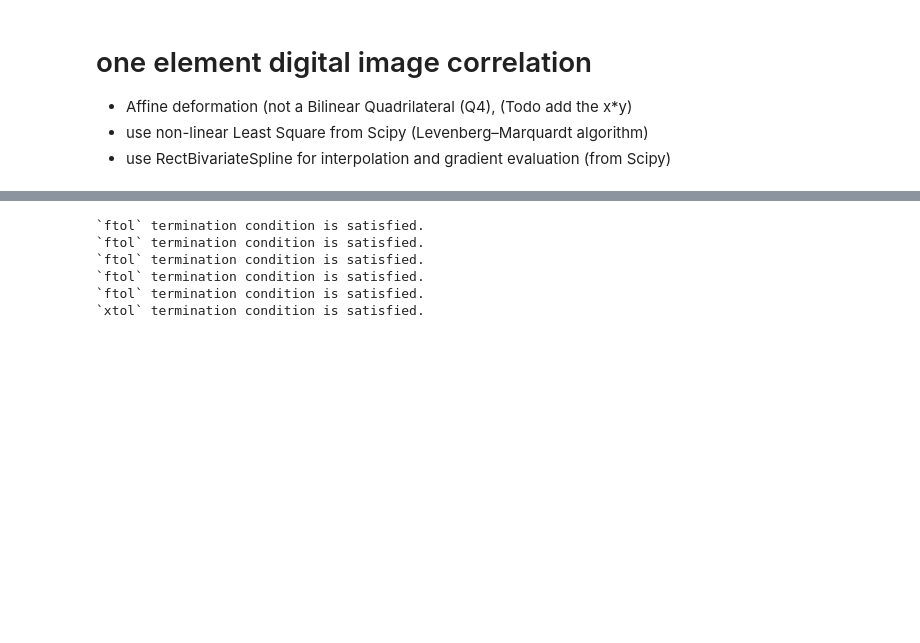
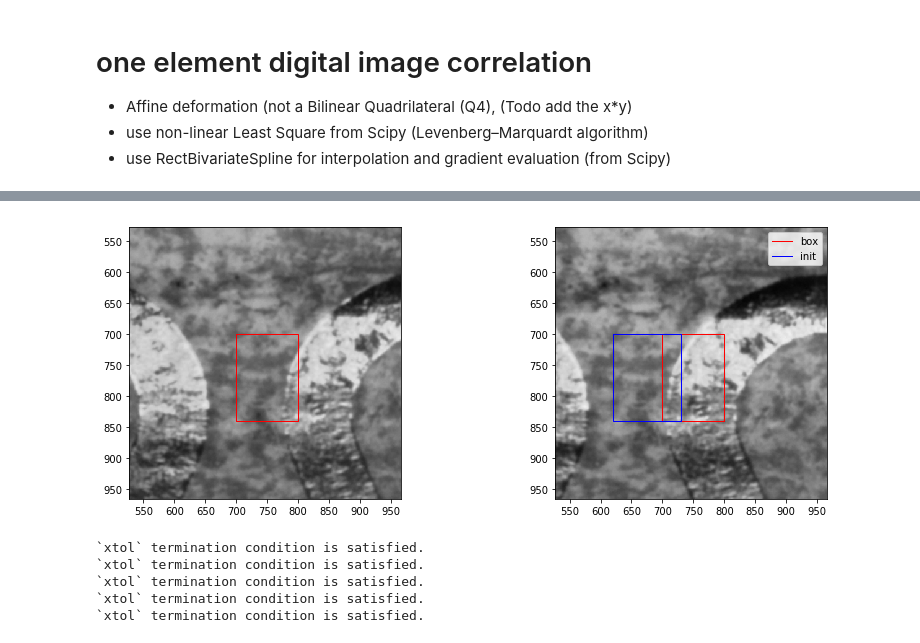
Before and after one commit to xdze2/CuNb, a Jupyter notebook: DIC/oneEltDIC_v2.ipynb, the cells around one changed output, grey strips where cells are left out. Cells and saved outputs as stored; diff of their text form; code cells hidden in the pictures; blank space fills up the shorter version.

```diff
--- a/DIC/oneEltDIC_v2.ipynb
+++ b/DIC/oneEltDIC_v2.ipynb
@@ -123,16 +143,54 @@ box_polyline = np.array([[x, x+w, x+w, x, x],
+# %%
+# Define the element
+box = 700, 700, 100, 140  # x, y, w, h
+x, y, w, h = box
+box_polyline = np.array([[x, x+w, x+w, x, x],
+                         [y, y, y+h, y+h, y]]).T
+
+# Define the initial deformation
+p_opti = [-150, 0, 1.1, 0, 0, 1]# [-150, 0, 1.1, 0, 0, 1]
+
+# Graph
+fig, (ax1, ax2) = plt.subplots(1, 2, figsize=(14, 5))
+ax1.imshow(I, cmap = 'gray');
+ax2.imshow(J, cmap = 'gray');
+ax1.plot(box_polyline[:, 0], box_polyline[:, 1],
+         '-', color='red', linewidth=1, label='blue');
+#ax1.plot(xi, yi, '.', color='red');
+
+xDef, yDef = affine_transform(box_polyline[:, 0], box_polyline[:, 1], p_opti)
+#ax2.plot(xDef, yDef, '.', color='red')
+ax2.plot(box_polyline[:, 0], box_polyline[:, 1],
+         '-', color='red', linewidth=1, label='box');
+ax2.plot(xDef, yDef,
+         '-', color='blue', linewidth=1, label='init');
+plt.legend();
+
+def get_lower_bound(a, b):
+    return min(np.min(box_polyline), np.min(xDef))*0.85
+def get_upper_bound(a, b):
+    return max(np.max(box_polyline), np.max(xDef))*1.15
+
+x_min = get_lower_bound(box_polyline[:, 0], xDef)
+x_max = get_upper_bound(box_polyline[:, 0], xDef)
+y_min = get_lower_bound(box_polyline[:, 1], yDef)
+y_max = get_upper_bound(box_polyline[:, 1], yDef)
+
+ax1.set_xlim(x_min, x_max);ax1.set_ylim(y_max, y_min);
+ax2.set_xlim(x_min, x_max);ax2.set_ylim(y_max, y_min);
+# %% [output]
+[figure, added]
 # %%
 # Loop over scales
-p_opti = [0, 0, 1, 0, 0, 1]
-for k in range(0, 6)[::-1]:
+for k in range(0, 5)[::-1]:
     downfactor = 2**k
     p_opti = solve(I, J, box, downfactor, p_zero=p_opti)
 # %% [output]
-`ftol` termination condition is satisfied.
-`ftol` termination condition is satisfied.
-`ftol` termination condition is satisfied.
-`ftol` termination condition is satisfied.
-`ftol` termination condition is satisfied.
 `xtol` termination condition is satisfied.
+`xtol` termination condition is satisfied.
+`xtol` termination condition is satisfied.
+`xtol` termination condition is satisfied.
+`xtol` termination condition is satisfied.
 # %%
 print(p_opti)
 # %% [output]
```
Also changed, not shown: parts of 17 cells of this notebook.
